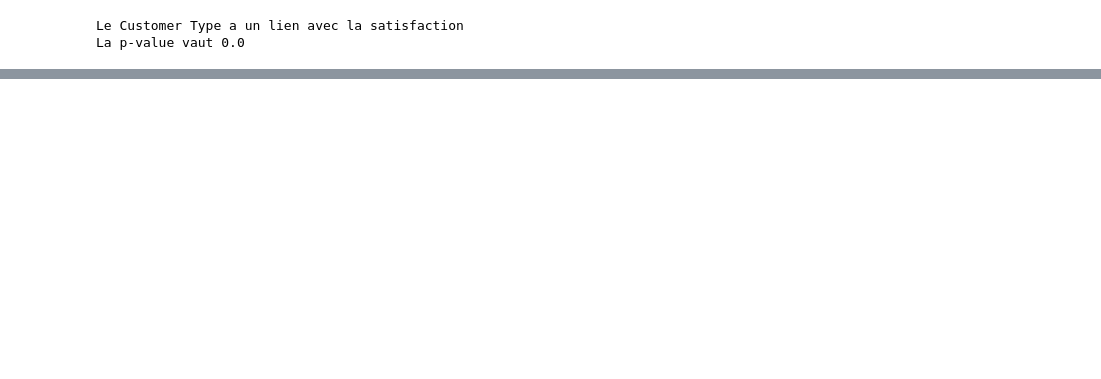
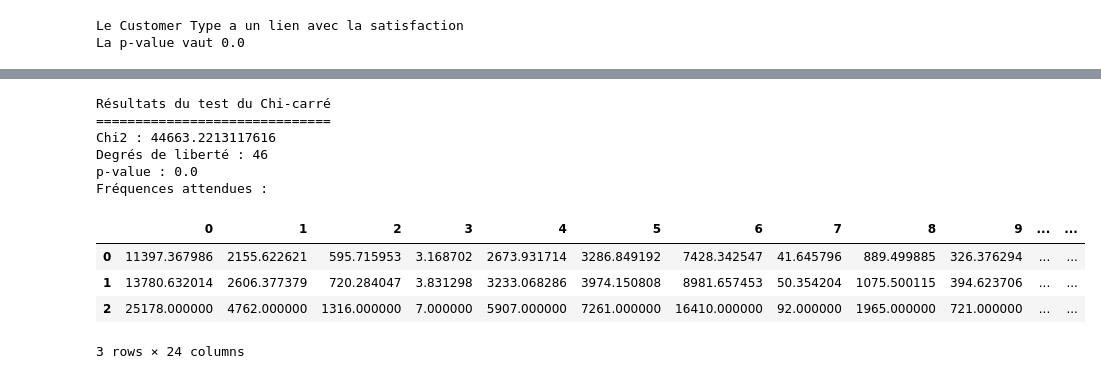
Before and after one commit to data-IA-2022/Airline_Jeremy, a Jupyter notebook: chap1_analyse_des_donnees.ipynb, the cells around one changed output, grey strips where cells are left out. Saved outputs shown, nothing was run; the diff lists cells and outputs as text; code cells hidden in the pictures; blank space fills up the shorter version.

```diff
--- a/analyse_des_donnees.ipynb
+++ b/chap1_analyse_des_donnees.ipynb
@@ -347,0 +336,26 @@ La p-value vaut 0.0
+# %%
+# Effectuez un test du Chi-carré en utilisant la bibliothèque SciPy
+chi2, p_value, dof, expected = chi2_contingency(table)
+
+# Affichage des résultats
+print('Résultats du test du Chi-carré')
+print('==============================')
+print('Chi2 :', chi2)
+print('Degrés de liberté :', dof)
+print('p-value :', p_value)
+print('Fréquences attendues : \n')
+
+df_result = pd.DataFrame(expected)
+df_result
+# %% [output]
+Résultats du test du Chi-carré
+==============================
+Chi2 : 44663.2213117616
+Degrés de liberté : 46
+p-value : 0.0
+Fréquences attendues :
+|  | 0 | 1 | 2 | 3 | 4 | 5 | 6 | 7 | 8 | 9 | ... | ... |
+| 0 | 11397.367986 | 2155.622621 | 595.715953 | 3.168702 | 2673.931714 | 3286.849192 | 7428.342547 | 41.645796 | 889.499885 | 326.376294 | ... | ... |
+| 1 | 13780.632014 | 2606.377379 | 720.284047 | 3.831298 | 3233.068286 | 3974.150808 | 8981.657453 | 50.354204 | 1075.500115 | 394.623706 | ... | ... |
+| 2 | 25178.000000 | 4762.000000 | 1316.000000 | 7.000000 | 5907.000000 | 7261.000000 | 16410.000000 | 92.000000 | 1965.000000 | 721.000000 | ... | ... |
+3 rows × 24 columns
```
Also changed, not shown: parts of 5 cells of this notebook, 1 other file.
